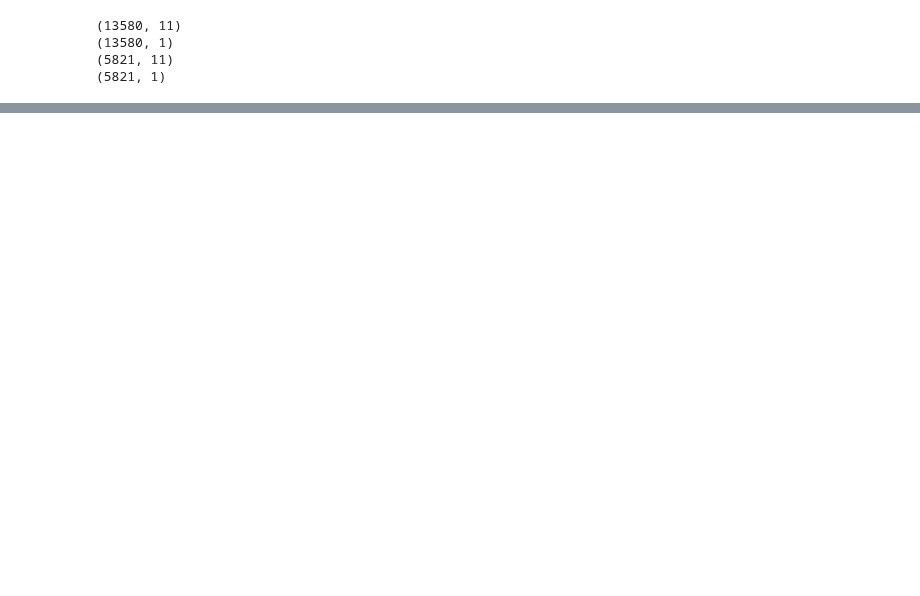
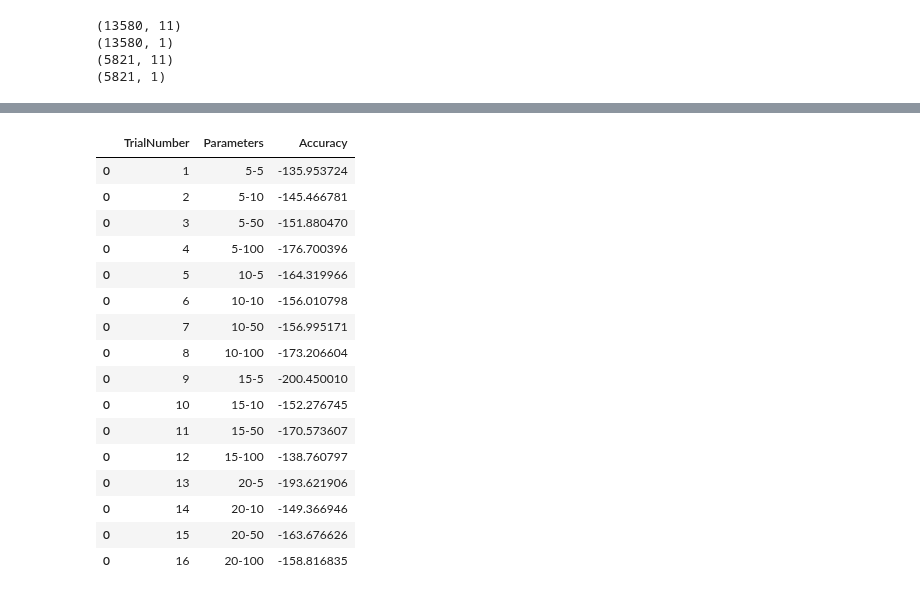
Before and after one commit to Tenergai/challenge-3, a Jupyter notebook: Generation Prediction DNN/DNN Regression.ipynb, the cells around one changed output, grey strips where cells are left out. Saved outputs shown, nothing was run; the diff lists cells and outputs as text; code cells hidden in the pictures; blank space fills up the shorter version.

```diff
--- a/Generation Prediction DNN/DNN Regression.ipynb
+++ b/Generation Prediction DNN/DNN Regression.ipynb
@@ -82,0 +190,20 @@ AttributeError: 'Sequential' object has no attribute 'mean'
+# %%
+ResultsData
+# %% [output]
+|  | TrialNumber | Parameters | Accuracy |
+| 0 | 1 | 5-5 | -135.953724 |
+| 0 | 2 | 5-10 | -145.466781 |
+| 0 | 3 | 5-50 | -151.880470 |
+| 0 | 4 | 5-100 | -176.700396 |
+| 0 | 5 | 10-5 | -164.319966 |
+| 0 | 6 | 10-10 | -156.010798 |
+| 0 | 7 | 10-50 | -156.995171 |
+| 0 | 8 | 10-100 | -173.206604 |
+| 0 | 9 | 15-5 | -200.450010 |
+| 0 | 10 | 15-10 | -152.276745 |
+| 0 | 11 | 15-50 | -170.573607 |
+| 0 | 12 | 15-100 | -138.760797 |
+| 0 | 13 | 20-5 | -193.621906 |
+| 0 | 14 | 20-10 | -149.366946 |
+| 0 | 15 | 20-50 | -163.676626 |
+| 0 | 16 | 20-100 | -158.816835 |
```
Also changed, not shown: parts of 19 cells of this notebook, 4 other files.
